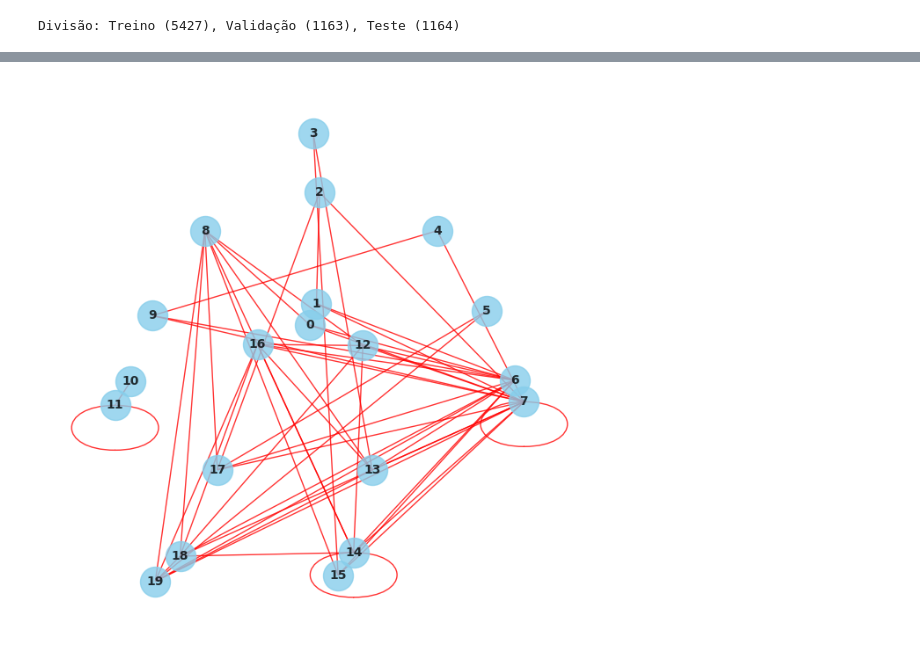
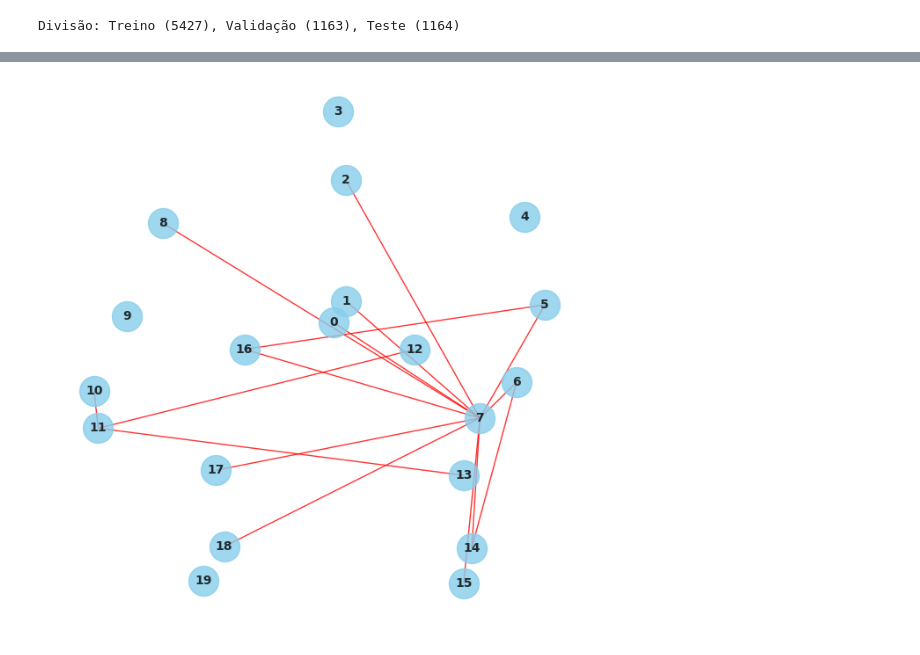
Before and after one commit to filipebcsilva/GCN-TUTORIAL, a Jupyter notebook: gesture_train.ipynb, the cells around one changed output, grey strips where cells are left out. Cells and saved outputs as stored; diff of their text form; code cells hidden in the pictures.

Commit message:
treino com dois otimizadores

```diff
--- a/gesture_train.ipynb
+++ b/gesture_train.ipynb
@@ -158,7 +158,8 @@ class GestureGSLModel(nn.Module):
     def forward(self, x_padded, mask):
         B, T, N, C = x_padded.shape #Extract(Batch,Time,Nodes,Features)
 
-        adj = sharp_sigmoid(self.adj_param,10,0.1)
+        adj = sharp_sigmoid(self.adj_param,30,0.1)
+        # adj = F.relu(self.adj_param)
         adj_norm = self.normalize_adj(adj)
 
         adj_batch = adj_norm.unsqueeze(0).expand(B * T, N, N) #Copy the adj batch X time to pass trough the gcn
@@ -268,7 +269,7 @@ def evaluate(model, loader, criterion, device):
 import torch.optim as optim
 import torch.nn as nn
 
-model = GestureGSLModel(num_nodes=20, in_features=2, num_classes=20)
+model = GestureGSLModel(num_nodes=20, in_features=2, num_classes=20,hiddem_dim=256)
 
 device = torch.device("cuda" if torch.cuda.is_available() else "cpu")
 print(f"Treinando na unidade: {device}")
@@ -277,16 +278,22 @@ model = model.to(device)
 
 criterion = nn.CrossEntropyLoss()
 
+params_rede = [param for nome, param in model.named_parameters() if nome != 'adj_param']
 
-optimizer = optim.Adam(model.parameters(), lr=0.01)
+optimizer = optim.Adam(params_rede, lr=0.001)
+optimizer_matriz = optim.Adam([model.adj_param],lr = 0.005)
 
 num_epocas = 1000
-
+intervalo = 20
 loss_history = []
 val_loss_history = []
 
 for epoca in range(num_epocas):
-    loss_media_treino, acc_treino = train(model, loader_treino, optimizer, criterion, device)
+    treinando_matriz = (epoca // intervalo) % 2 == 0
+
+    otimizador_ativo = optimizer_matriz if treinando_matriz else optimizer
+
+    loss_media_treino, acc_treino = train(model, loader_treino, otimizador_ativo, criterion, device)
 
     loss_media_val, acc_val = evaluate(model, loader_val, criterion, device)
 
@@ -294,7 +301,9 @@ for epoca in range(num_epocas):
     val_loss_history.append(loss_media_val)
 
     if epoca % 10 == 0 or epoca == 0:
+        fase = "Matriz" if treinando_matriz else "Rede"
         adj = sharp_sigmoid(model.adj_param,30,0.1).detach().cpu().numpy()
+        # adj = F.relu(model.adj_param).detach().cpu().numpy()
         plt.figure(figsize=(5, 4))
         sns.heatmap(adj, cmap="viridis", vmin=0, vmax=1)
         plt.show()
@@ -338,36 +335,37 @@ from torch_geometric.utils import to_networkx
 
 model.eval()
 adj_aprendida = sharp_sigmoid(model.adj_param,30,0.1).detach().cpu()
+# adj_aprendida = F.relu(model.adj_param).detach().cpu()
 
-limiar = 0.9
+limiar = 0.7
 adj_filtrada = torch.where(adj_aprendida > limiar, torch.tensor(1.0), torch.tensor(0.0))
 
 edge_index, _ = dense_to_sparse(adj_filtrada)
 data_view = Data(edge_index=edge_index, num_nodes=20)
 G = to_networkx(data_view, to_undirected=True)
 
-amostra_base = dataset_teste[0]
-coordenadas_reais = amostra_base.x[0].numpy()
+amostra_base = dataset_teste[1]
+coordenadas_reais = amostra_base.x[1].numpy()
 
 posicoes_esqueleto = {i: (coordenadas_reais[i, 0], coordenadas_reais[i, 1]) for i in range(20)}
 
 plt.figure(figsize=(8, 8))
 plt.axis('off')
 
 nx.draw_networkx(
     G,
     pos=posicoes_esqueleto,
     with_labels=True,
     node_size=600,
     node_color="skyblue",
     font_size=10,
     font_weight="bold",
     edge_color="red",
     width=1.0,
     alpha=0.8
 )
 
 plt.gca().invert_yaxis()
 plt.show()
 # %% [output]
-[figure, old version]
+[figure, new version]
```
Also changed, not shown: parts of 7 cells of this notebook.
